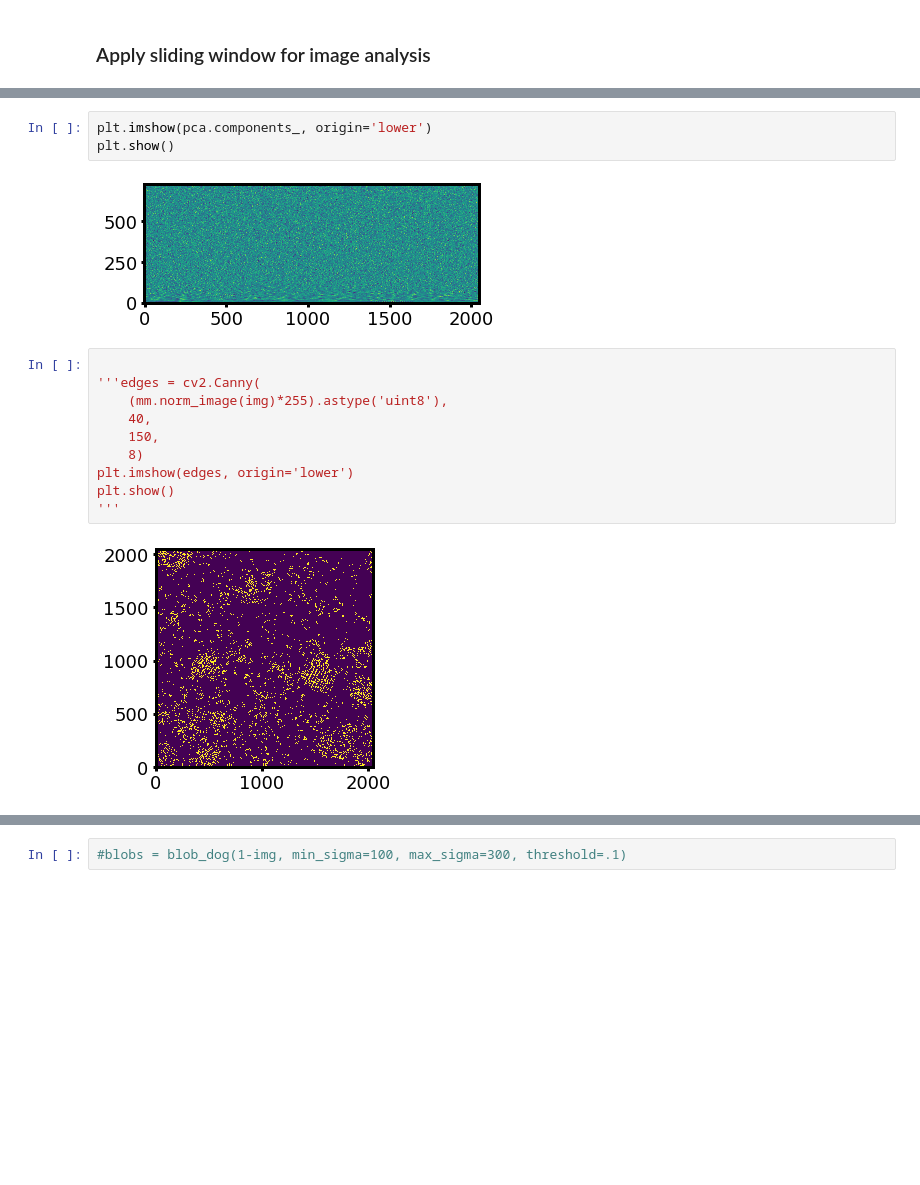
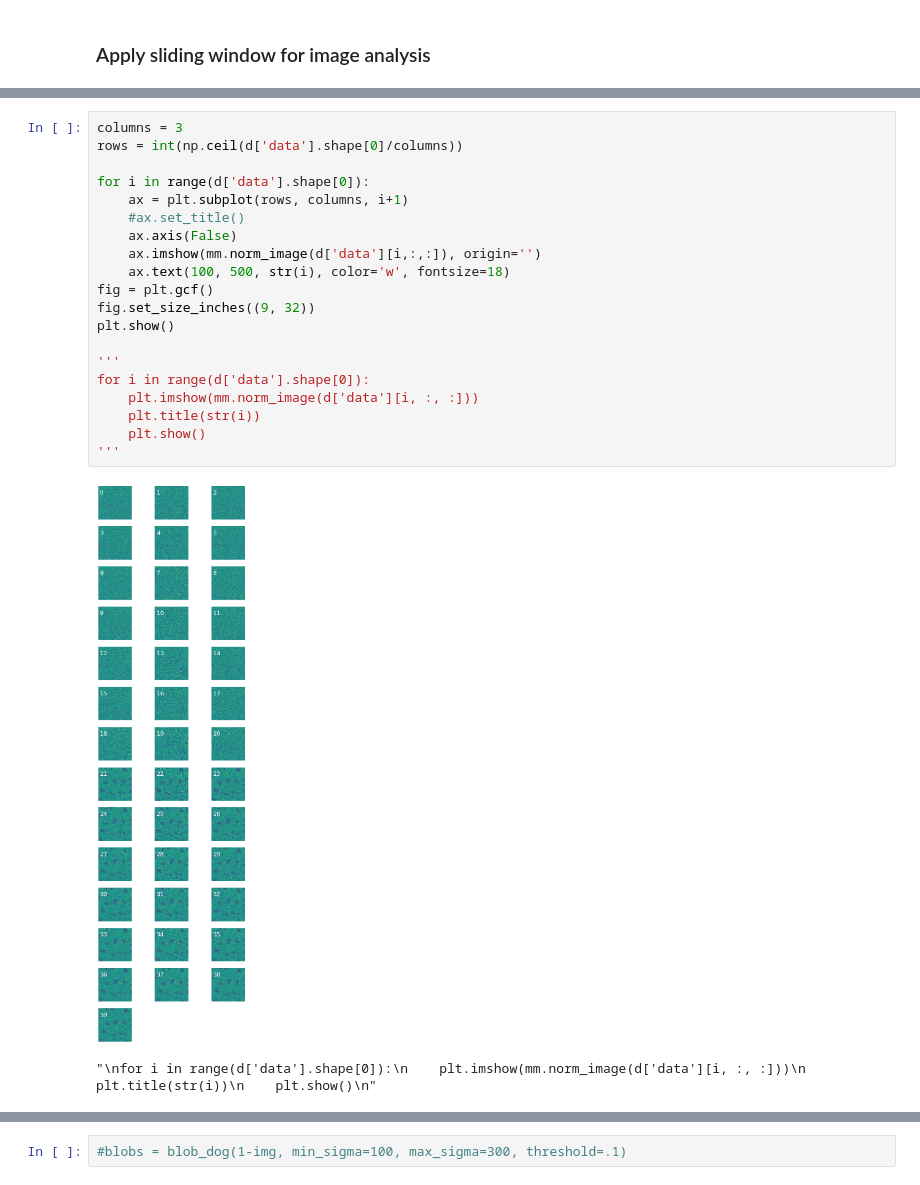
Before and after one commit to ericmuckley/microscopy_analysis, a Jupyter notebook: read_stack.ipynb, the cells around one changed output, grey strips where cells are left out. Drawn from its saved outputs; the diff is of its cells as text; blank space fills up the shorter version.

Commit message:
fixed norm

```diff
--- a/read_stack.ipynb
+++ b/read_stack.ipynb
@@ -144,17 +106,23 @@ plt.show()
-# %%
-plt.imshow(pca.components_, origin='lower')
-plt.show()
-# %% [output]
-[figure, removed]
-# %%
-
-'''edges = cv2.Canny(
-    (mm.norm_image(img)*255).astype('uint8'),
-    40,
-    150,
-    8)
-plt.imshow(edges, origin='lower')
-plt.show()
-'''
-# %% [output]
-[figure, removed]
+# %%
+columns = 3
+rows = int(np.ceil(d['data'].shape[0]/columns))
+
+for i in range(d['data'].shape[0]):
+    ax = plt.subplot(rows, columns, i+1)
+    #ax.set_title()
+    ax.axis(False)
+    ax.imshow(mm.norm_image(d['data'][i,:,:]), origin='')
+    ax.text(100, 500, str(i), color='w', fontsize=18)
+fig = plt.gcf()
+fig.set_size_inches((9, 32))
+plt.show()
+
+'''
+for i in range(d['data'].shape[0]):
+    plt.imshow(mm.norm_image(d['data'][i, :, :]))
+    plt.title(str(i))
+    plt.show()
+'''
+# %% [output]
+[figure, added]
+"\nfor i in range(d['data'].shape[0]):\n    plt.imshow(mm.norm_image(d['data'][i, :, :]))\n    plt.title(str(i))\n    plt.show()\n"
```
Also changed, not shown: parts of 10 cells of this notebook, 1 other file.
